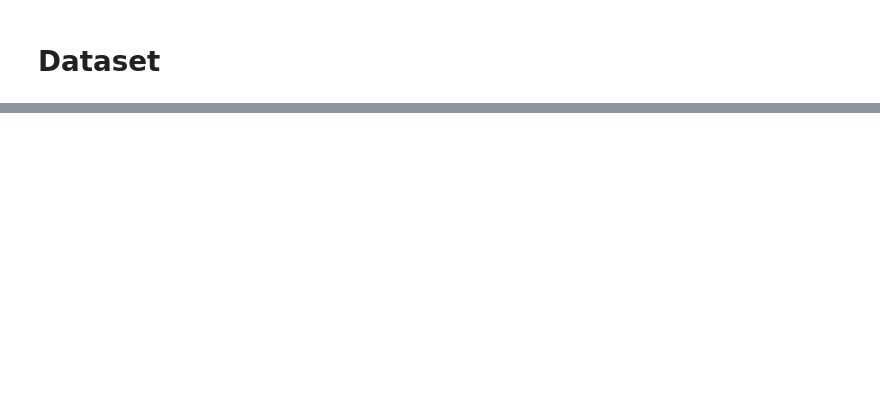
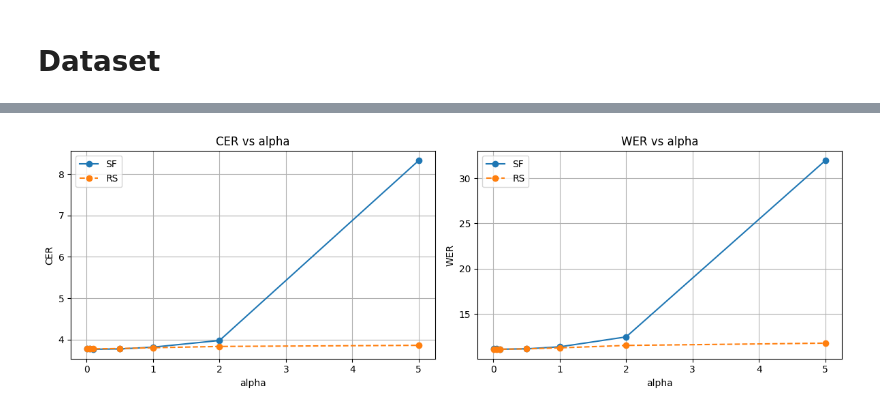
Before and after one commit to manzhura/speech, a Jupyter notebook: main.ipynb, the cells around one changed output, grey strips where cells are left out. Cells and saved outputs as stored; diff of their text form; code cells hidden in the pictures; blank space fills up the shorter version.

```diff
--- a/main.ipynb
+++ b/main.ipynb
@@ -347,0 +254,6 @@ plt.show()
+# %%
+# Beam k=10
+decoder = Wav2Vec2Decoder(beam_width=10)
+beam_wer, beam_cer, beam_time = evaluate(decoder, dataset, method="beam_lm")
+print(f" WER: {beam_wer*100:.2f}% (реф = 9.7%)")
+print(f" CER: {beam_cer*100:.2f}% (реф = 3.4%)")
@@ -347,0 +387,6 @@ plt.show()
+# %%
+# очень долго пересчитываьт
+# import os
+# os.makedirs("results", exist_ok=True)
+# df = pd.DataFrame(results_lm)
+results_lm =  pd.read_csv("results/results_lm.csv")
@@ -347,0 +404,6 @@ plt.show()
+# %%
+# Beam k=10
+decoder = Wav2Vec2Decoder(beam_width=10, lm_model_path="lm/4-gram.arpa.gz")
+beam_wer, beam_cer, beam_time = evaluate(decoder, dataset, method="beam_lm")
+print(f" WER: {beam_wer*100:.2f}% (реф = 9.7%)")
+print(f" CER: {beam_cer*100:.2f}% (реф = 3.4%)")
@@ -347,0 +571,36 @@ plt.show()
+# %%
+import pandas as pd
+import matplotlib.pyplot as plt
+
+sf = pd.DataFrame(results_lm)
+rs = pd.DataFrame(results_rescore)
+
+sf_mean = sf.groupby("alpha")[["WER", "CER"]].mean()
+rs_mean = rs.groupby("alpha")[["WER", "CER"]].mean()
+
+alphas = sf_mean.index
+
+fig, axes = plt.subplots(1, 2, figsize=(12, 4))
+
+# --- CER ---
+axes[0].plot(alphas, sf_mean["CER"], marker='o', label="SF")
+axes[0].plot(alphas, rs_mean["CER"], marker='o', linestyle='--', label="RS")
+axes[0].set_title("CER vs alpha")
+axes[0].set_xlabel("alpha")
+axes[0].set_ylabel("CER")
+axes[0].grid()
+axes[0].legend()
+
+# --- WER ---
+axes[1].plot(alphas, sf_mean["WER"], marker='o', label="SF")
+axes[1].plot(alphas, rs_mean["WER"], marker='o', linestyle='--', label="RS")
+axes[1].set_title("WER vs alpha")
+axes[1].set_xlabel("alpha")
+axes[1].set_ylabel("WER")
+axes[1].grid()
+axes[1].legend()
+
+plt.tight_layout()
+plt.show()
+# %% [output]
+[figure, added]
```
Also changed, not shown: parts of 61 cells of this notebook, 21 other files.
